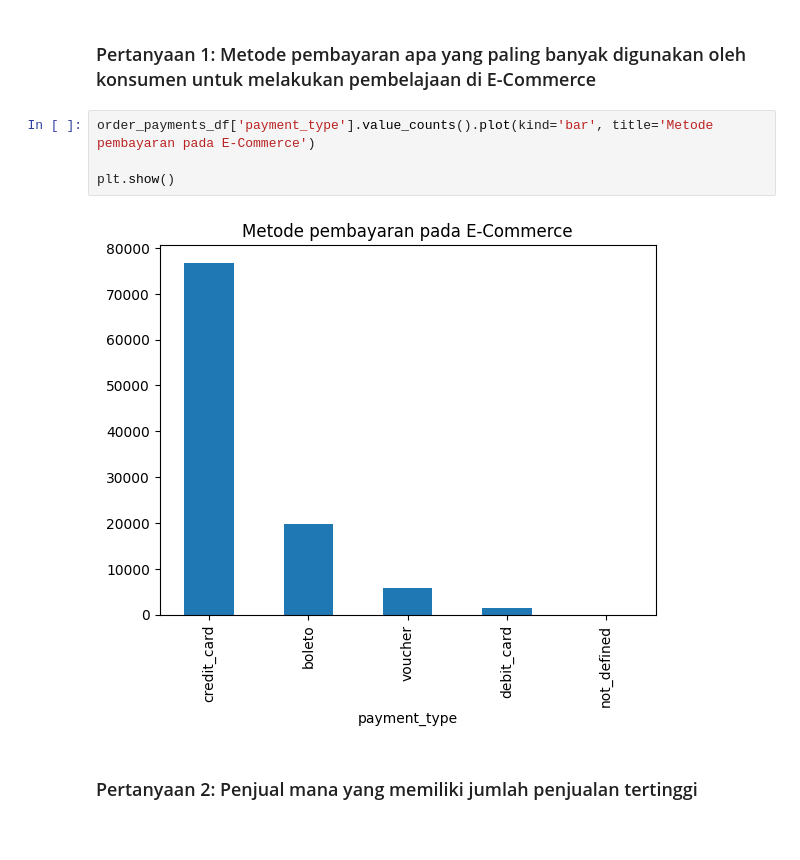
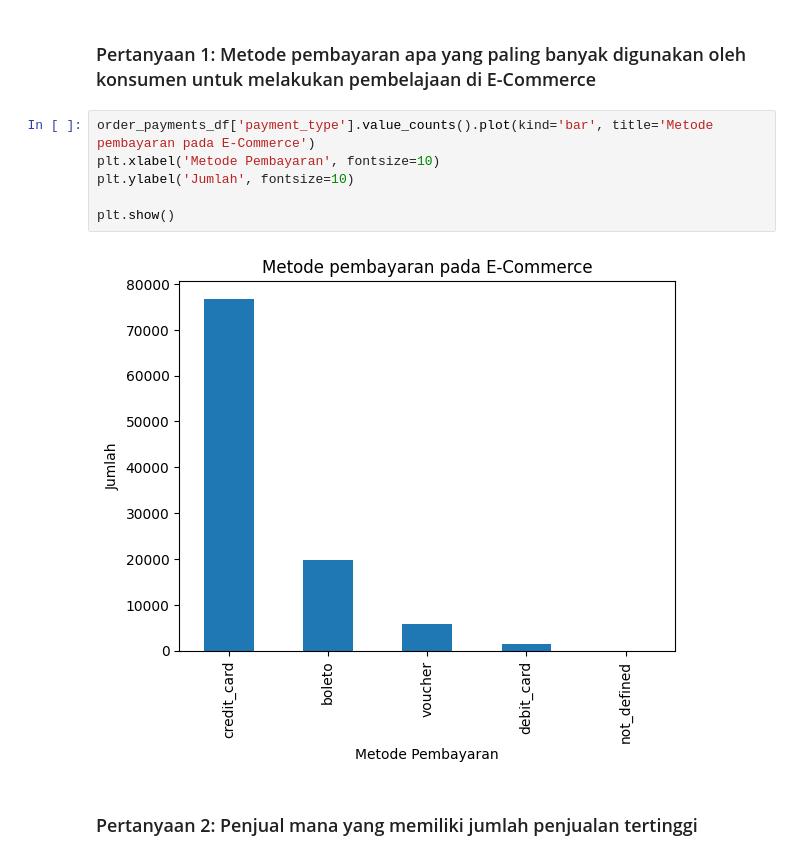
Before and after one commit to Anaaaslagi/Dicoding_Analysis_Project, a Jupyter notebook: notebook.ipynb, the cells around one changed output. Saved outputs shown, nothing was run; the diff lists cells and outputs as text.

```diff
--- a/notebook.ipynb
+++ b/notebook.ipynb
@@ -223,9 +280,11 @@ payments_items.head()
 ### Pertanyaan 1: Metode pembayaran apa yang paling banyak digunakan oleh konsumen untuk melakukan pembelajaan di E-Commerce
 # %%
 order_payments_df['payment_type'].value_counts().plot(kind='bar', title='Metode pembayaran pada E-Commerce')
+plt.xlabel('Metode Pembayaran', fontsize=10)
+plt.ylabel('Jumlah', fontsize=10)
 
 plt.show()
 # %% [output]
-[figure, old version]
+[figure, new version]
 # %% [markdown]
 ### Pertanyaan 2: Penjual mana yang memiliki jumlah penjualan tertinggi
```
Also changed, not shown: parts of 6 cells of this notebook, 2 other files.
